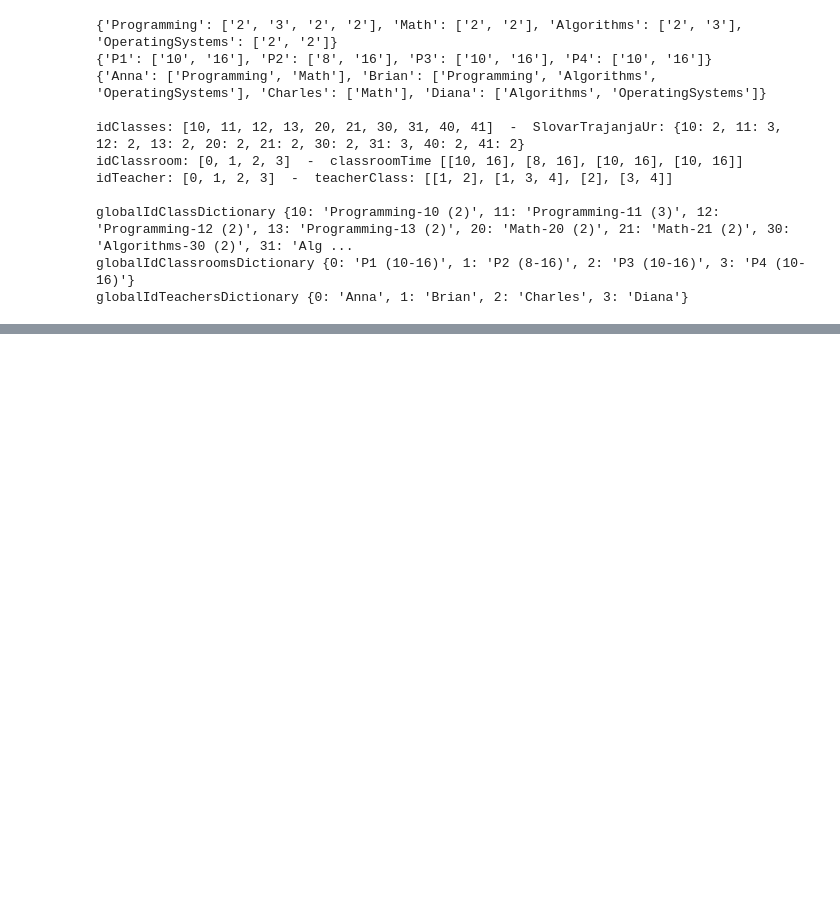
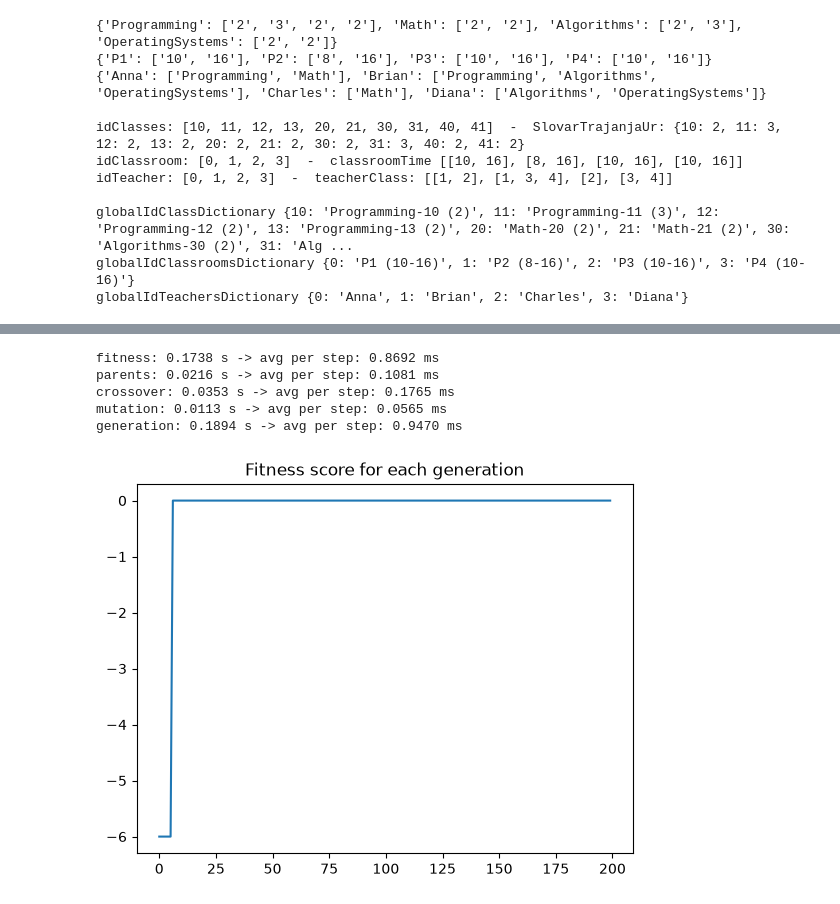
Before and after one commit to Prozvan/IS-Seminar-1, a Jupyter notebook: Task2.ipynb, the cells around one changed output, grey strips where cells are left out. Cells and saved outputs as stored; diff of their text form; code cells hidden in the pictures; blank space fills up the shorter version.

```diff
--- a/Task2.ipynb
+++ b/Task2.ipynb
@@ -633,0 +622,32 @@ P3 (10-16)
+# %%
+# Time of each step (lifecycle callbacks) <-> Average times
+def printTimes():
+
+    allTime = 0
+    # For every callback
+    for name, value in timeDictionary.items():
+
+        # Ignore latest callback
+        if name != "latest_call_back":
+
+            # Averaging -> times
+            avg = value / num_gener
+            allTime += value
+            print(f"{name}: {value:.4f} s -> avg per step: {avg*1000:.4f} ms")
+
+    # Ploting fitnes scores
+    # print(fitnessScores)
+    plt.plot(np.arange(0, len(fitnessScores)), fitnessScores)
+    plt.title("Fitness score for each generation")
+    plt.show()
+
+
+
+printTimes()
+# %% [output]
+fitness: 0.1738 s -> avg per step: 0.8692 ms
+parents: 0.0216 s -> avg per step: 0.1081 ms
+crossover: 0.0353 s -> avg per step: 0.1765 ms
+mutation: 0.0113 s -> avg per step: 0.0565 ms
+generation: 0.1894 s -> avg per step: 0.9470 ms
+[figure, added]
```
Also changed, not shown: parts of 6 cells of this notebook, 2 other files.
